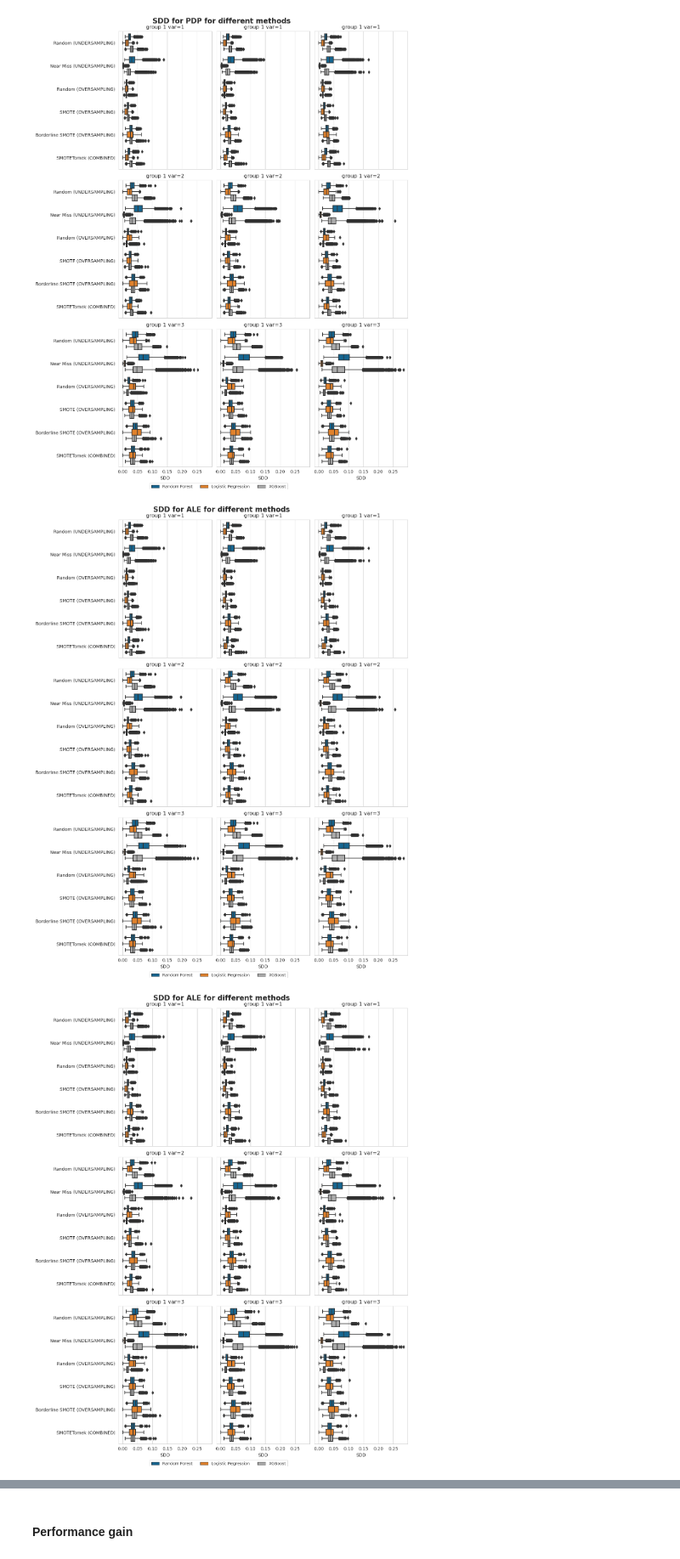
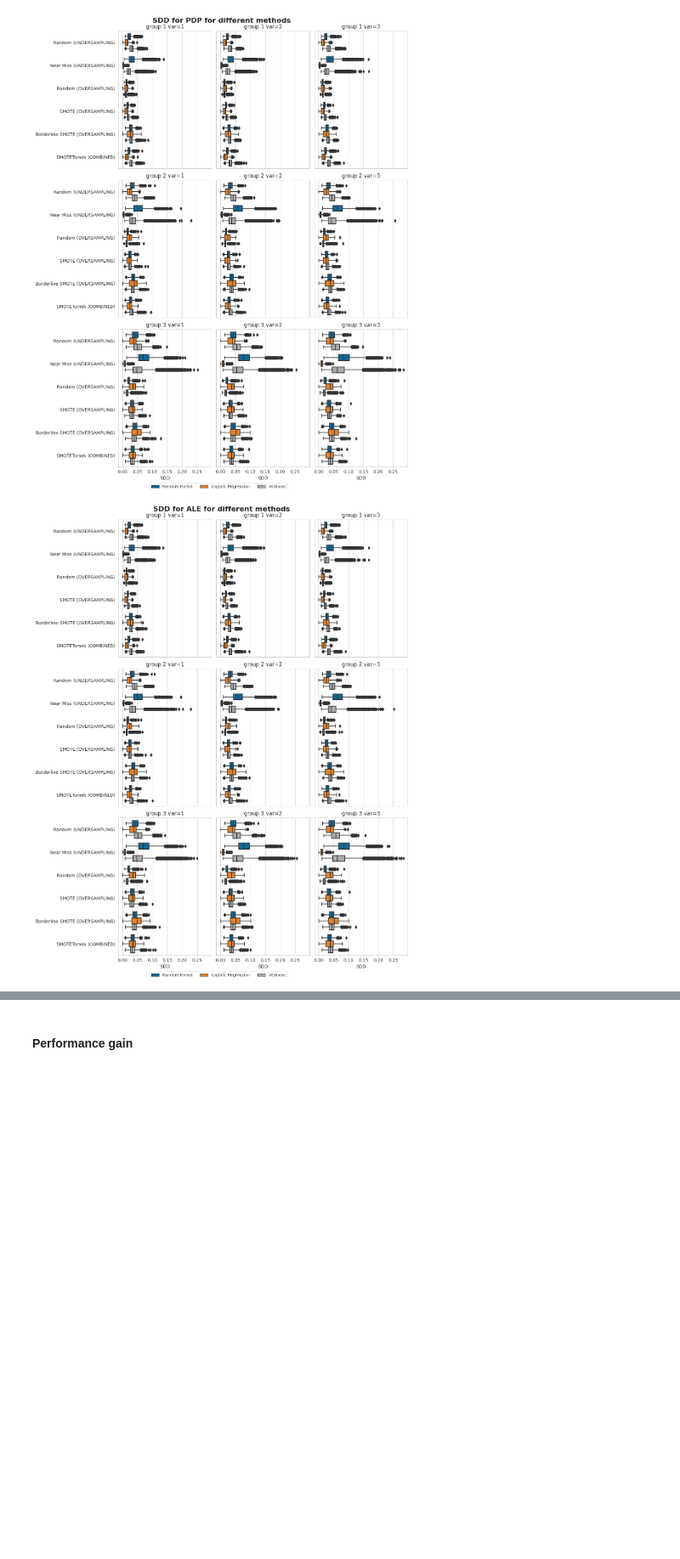
Before and after one commit to adrianstando/ECML-PKDD-2023-effects-of-data-balancing, a Jupyter notebook: artificial_datasets.ipynb, the cells around one changed output, grey strips where cells are left out. Shown at 85% size. Saved outputs shown, nothing was run; the diff lists cells and outputs as text; code cells hidden in the pictures; blank space fills up the shorter version.

Commit message:
Fix titles in all plots

```diff
--- a/artificial_datasets.ipynb
+++ b/artificial_datasets.ipynb
@@ -333,7 +333,7 @@ for i in range(3):
     for j in range(3):
         plt.sca(ax[i][j])
         sns.boxplot(x='value', y='method', hue='ml_model_type', hue_order=ml_model_type_order, data=pdp[pdp.truth_model_name == model_names[i*3 + j]])
-        plt.title(model_names[i].replace('-', ' '))
+        plt.title(model_names[3 * i + j].replace('-', ' '))
         plt.legend().set_visible(False)
         if i == 2:
             plt.xlabel('SDD')
@@ -359,30 +359,29 @@ pdp = pd.melt(pdp, id_vars=['method', 'truth_model_name', 'ml_model_type'], valu
 # %%
 fig, ax = plt.subplots(3, 3, sharex='all', sharey='all', figsize = (12, 15))
 
 tit = plt.suptitle('SDD for ALE for different methods', fontsize=16, weight='bold')
 fig.tight_layout()
 fig.subplots_adjust(top=0.92)
 
 for i in range(3):
     for j in range(3):
         plt.sca(ax[i][j])
         sns.boxplot(x='value', y='method', hue='ml_model_type', hue_order=ml_model_type_order, data=pdp[pdp.truth_model_name == model_names[i*3 + j]])
-        plt.title(model_names[i].replace('-', ' '))
+        plt.title(model_names[3 * i + j].replace('-', ' '))
         plt.legend().set_visible(False)
         if i == 2:
             plt.xlabel('SDD')
         else:
             plt.xlabel('')
 
         plt.ylabel('')
 
 handles, labels = ax[-1][-1].get_legend_handles_labels()
 lgd = fig.legend(handles, labels, loc = (0.31, -0.002), ncol=3, fontsize=9)
 fig.subplots_adjust(bottom=0.02)
 
 plt.tight_layout()
 plt.savefig('lr_ground_truth_ale.pdf', bbox_extra_artists=(lgd,tit), bbox_inches='tight')
 plt.show()
 # %% [output]
-[figure, old version]
+[figure, new version]
-[figure, removed]
```
Also changed, not shown: parts of 2 cells of this notebook, 3 other files.
